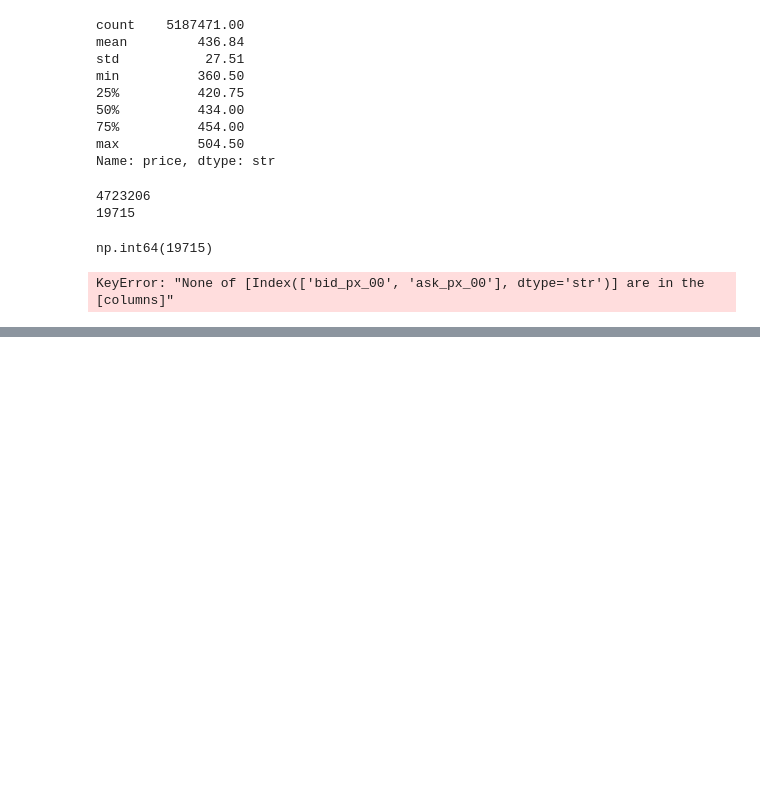
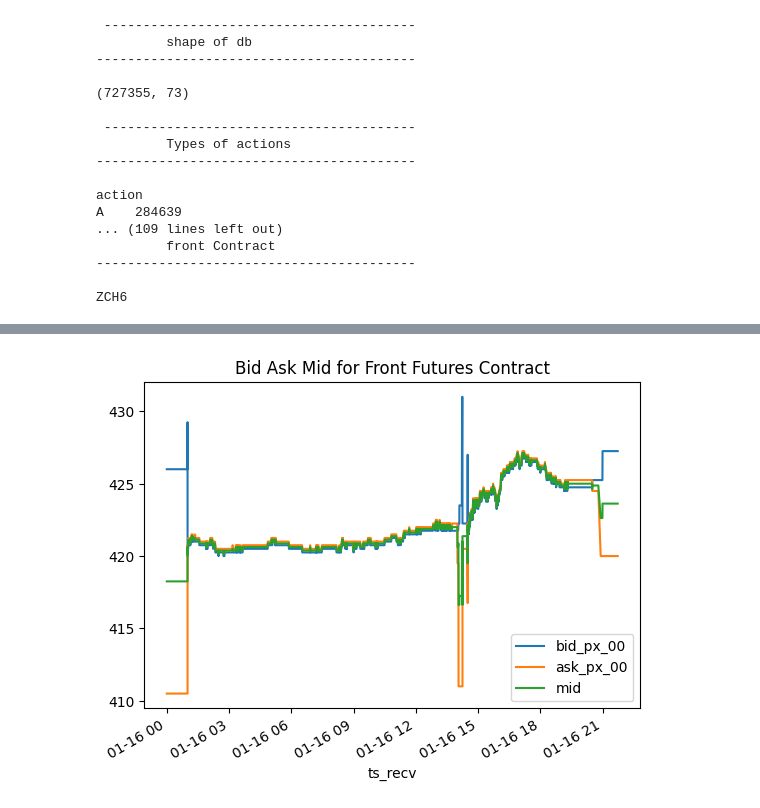
Before and after one commit to DanielNBray/corn_futures_research, a Jupyter notebook: notebooks/01_data_exploration.ipynb, the cells around one changed output, grey strips where cells are left out. Cells and saved outputs as stored; diff of their text form; code cells hidden in the pictures; blank space fills up the shorter version.

Commit message:
data exploring for MBP-10 1 year historical data. looked at activity across this period and features of the dataset

```diff
--- a/notebooks/01_data_exploration.ipynb
+++ b/notebooks/01_data_exploration.ipynb
@@ -303,44 +127,20 @@ check_contract_rollover("ZCZ5")
-# %%
-processed_trades_data['price'].describe().apply(lambda x: f'{x:.2f}') #make sure price seems legit, no outliers like $100 a bushel.
-# %% [output]
-count    5187471.00
-mean         436.84
-std           27.51
-min          360.50
-25%          420.75
-50%          434.00
-75%          454.00
-max          504.50
-Name: price, dtype: str
-# %%
-# Check for duplicates
-print(processed_trades_data.duplicated(subset=["date","symbol","price","size"]).sum()) #->4723206
-print(processed_trades_data.duplicated().sum())  # -> 19715
-
-# this output is a little sus, but should be fine since it is only 0.004% of the data and it is common for the same trade to be reported multiple times or even happen at the same time.
-# %% [output]
-4723206
-19715
-# %%
-processed_trades_data.duplicated().sum()
-# %% [output]
-np.int64(19715)
-# %%
-# bid-ask spread check (crossed books)
-# a "crossed book" means bid > ask, which shouldn't happen in a healthy market.
-# requires MBP-10 processed data:
-#   python scripts/process_all_data.py --data-dir data/raw/mbp10 --output data/processed/front_month_MBP10.parquet
-
-book_path = "../data/processed/front_month_MBP10.parquet"
-book_df = pd.read_parquet(book_path)
-
-# only check rows that have both bid and ask prices
-valid = book_df.dropna(subset=['bid_px_00', 'ask_px_00'])
-
-crossed = valid[valid['bid_px_00'] > valid['ask_px_00']]
-print(f"crossed books: {len(crossed)} out of {len(valid)} rows ({len(crossed)/len(valid)*100:.4f}%)")
-
-if not crossed.empty:
-    display(crossed.head(10))
-# %% [output]
-KeyError: "None of [Index(['bid_px_00', 'ask_px_00'], dtype='str')] are in the [columns]"
+# %%
+show_info_for_single_day_data("../data/raw/MPB10_20250216-20260216/glbx-mdp3-20260116.mbp-10.dbn")
+# %% [output]
+ ----------------------------------------
+         shape of db
+-----------------------------------------
+
+(727355, 73)
+
+ ----------------------------------------
+         Types of actions
+-----------------------------------------
+
+action
+A    284639
+... (109 lines left out)
+         front Contract
+-----------------------------------------
+
+ZCH6
@@ -346,0 +154 @@ KeyError: "None of [Index(['bid_px_00', 'ask_px_00'], dtype='str')] are in the [
+[figure, added]
```
Also changed, not shown: parts of 17 cells of this notebook, 4 other files.
